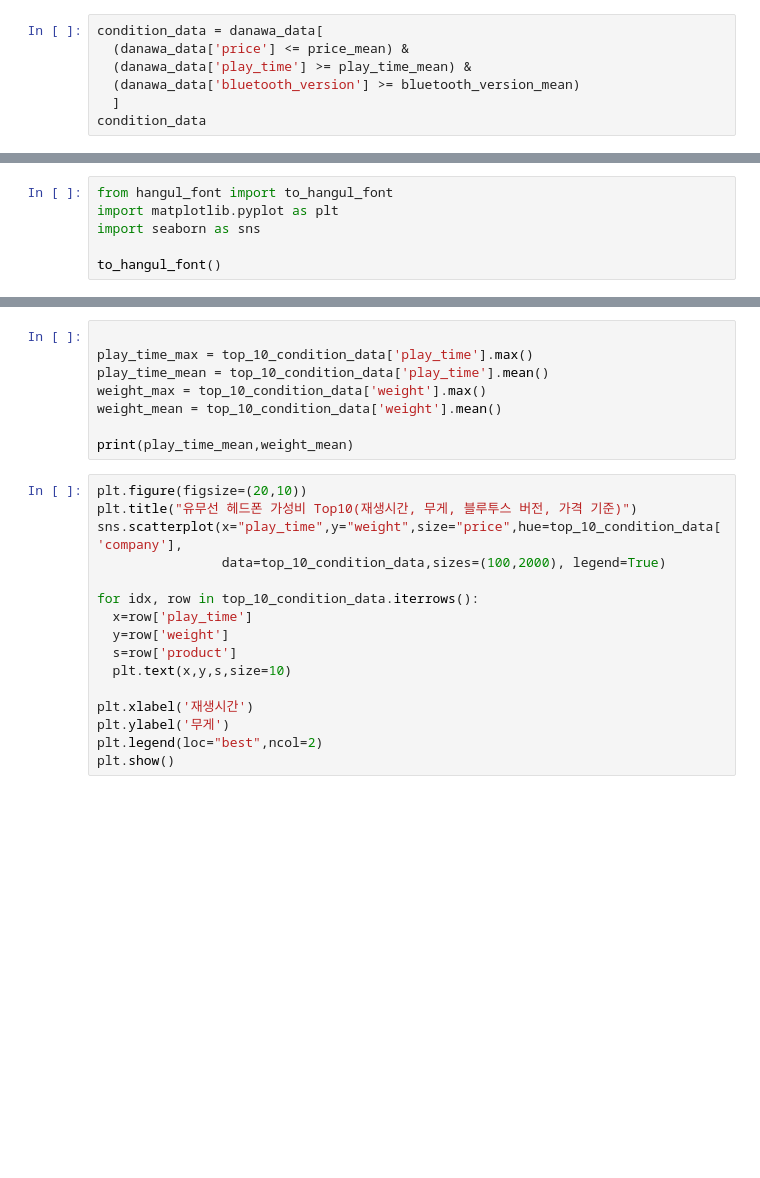
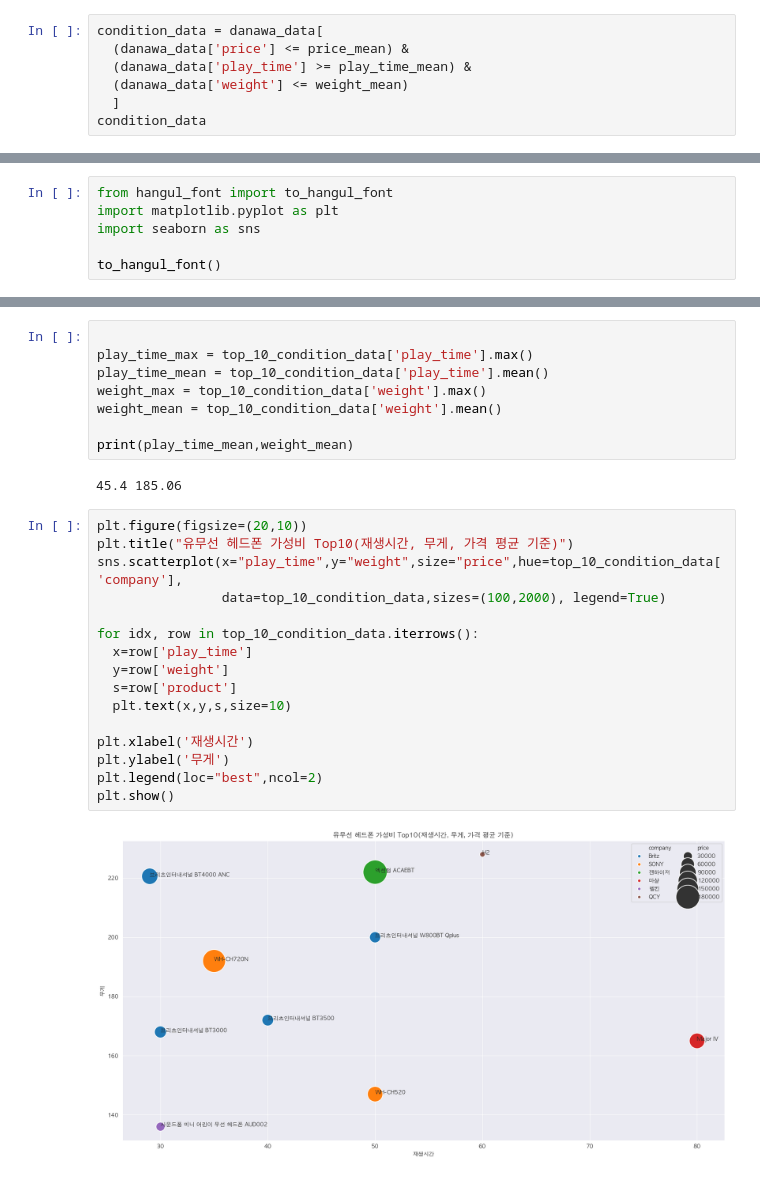
Before and after one commit to young9x0/data-with-python, a Jupyter notebook: danawa_headphone_comparison/analysis_headphone.ipynb, the cells around one changed output, grey strips where cells are left out. Saved outputs shown, nothing was run; the diff lists cells and outputs as text; blank space fills up the shorter version.

```diff
--- a/danawa_headphone_comparison/analysis_headphone.ipynb
+++ b/danawa_headphone_comparison/analysis_headphone.ipynb
@@ -29,6 +63,6 @@ condition_data
 condition_data = danawa_data[
   (danawa_data['price'] <= price_mean) &
   (danawa_data['play_time'] >= play_time_mean) &
-  (danawa_data['bluetooth_version'] >= bluetooth_version_mean)
+  (danawa_data['weight'] <= weight_mean)
   ]
 condition_data
@@ -81,19 +155,23 @@ weight_max = top_10_condition_data['weight'].max()
 weight_mean = top_10_condition_data['weight'].mean()
 
 print(play_time_mean,weight_mean)
+# %% [output]
+45.4 185.06
 # %%
 plt.figure(figsize=(20,10))
-plt.title("유무선 헤드폰 가성비 Top10(재생시간, 무게, 블루투스 버전, 가격 기준)")
+plt.title("유무선 헤드폰 가성비 Top10(재생시간, 무게, 가격 평균 기준)")
 sns.scatterplot(x="play_time",y="weight",size="price",hue=top_10_condition_data['company'],
                 data=top_10_condition_data,sizes=(100,2000), legend=True)
 
 for idx, row in top_10_condition_data.iterrows():
   x=row['play_time']
   y=row['weight']
   s=row['product']
   plt.text(x,y,s,size=10)
 
 plt.xlabel('재생시간')
 plt.ylabel('무게')
 plt.legend(loc="best",ncol=2)
 plt.show()
+# %% [output]
+[figure, added]
```
Also changed, not shown: parts of 8 cells of this notebook, 2 other files.
